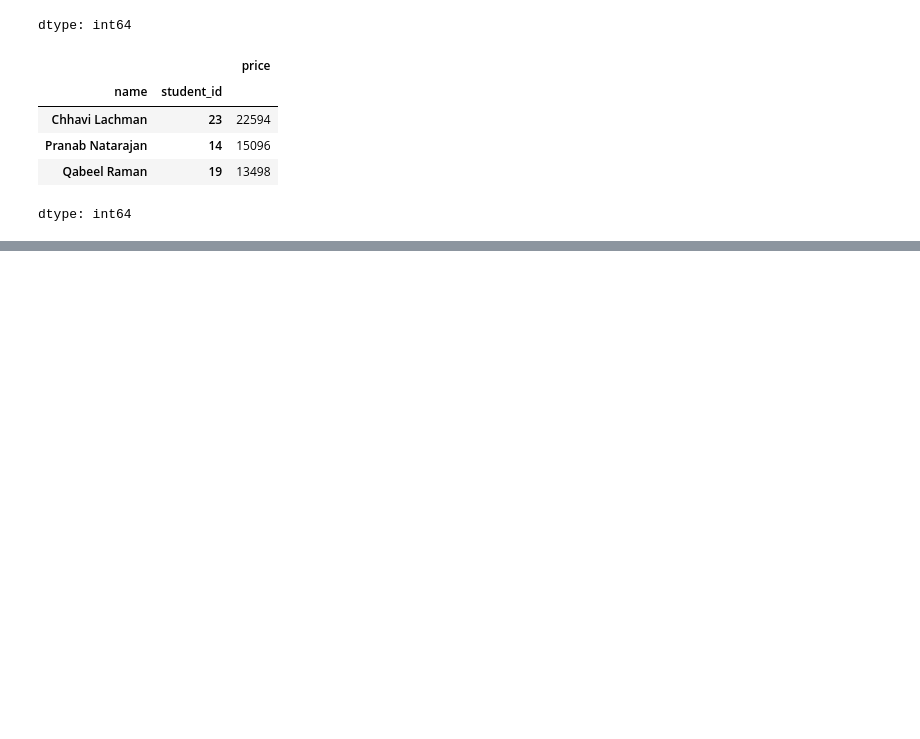
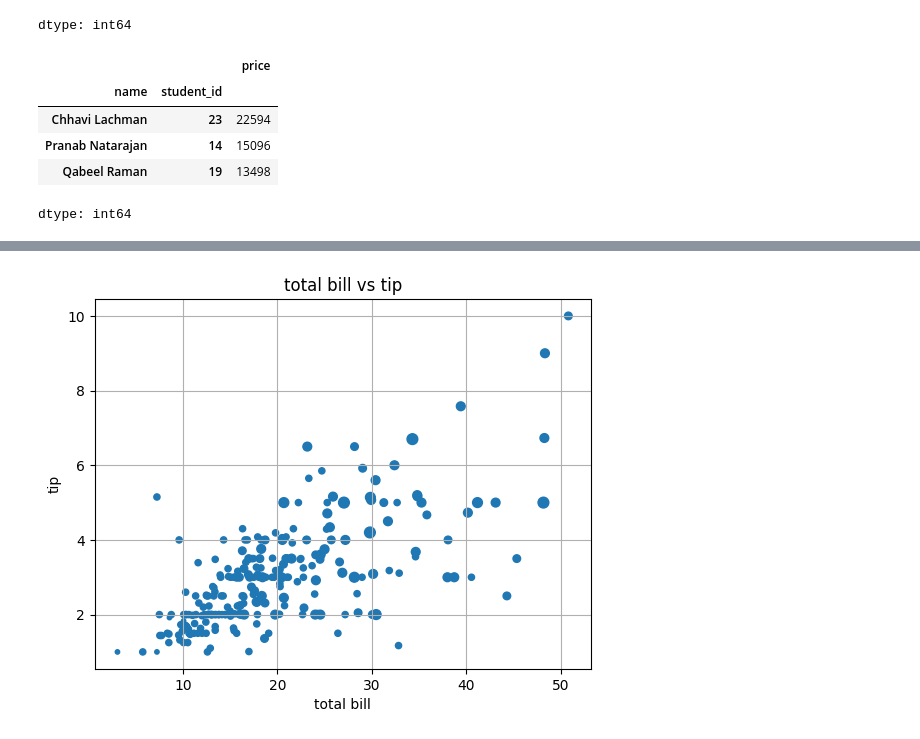
Before and after one commit to priyansh-commits/practice, a Jupyter notebook: pandas_and_numpy_rev.ipynb, the cells around one changed output, grey strips where cells are left out. Cells and saved outputs as stored; diff of their text form; code cells hidden in the pictures; blank space fills up the shorter version.

```diff
--- a/pandas_and_numpy_rev.ipynb
+++ b/pandas_and_numpy_rev.ipynb
@@ -360,0 +390,14 @@ dtype: int64
+# %%
+# x=np.linspace(0,10,100)*15-154
+# y=np.sin(x)
+# plt.plot(x,y,'o')
+# plt.grid()
+tips=sns.load_dataset('tips')
+tips.head(3)
+plt.scatter(tips['total_bill'],tips['tip'],s=tips['size']*10)
+plt.xlabel('total bill')
+plt.ylabel('tip')
+plt.title('total bill vs tip')
+plt.grid()
+# %% [output]
+[figure, added]
```
Also changed, not shown: parts of 7 cells of this notebook.
